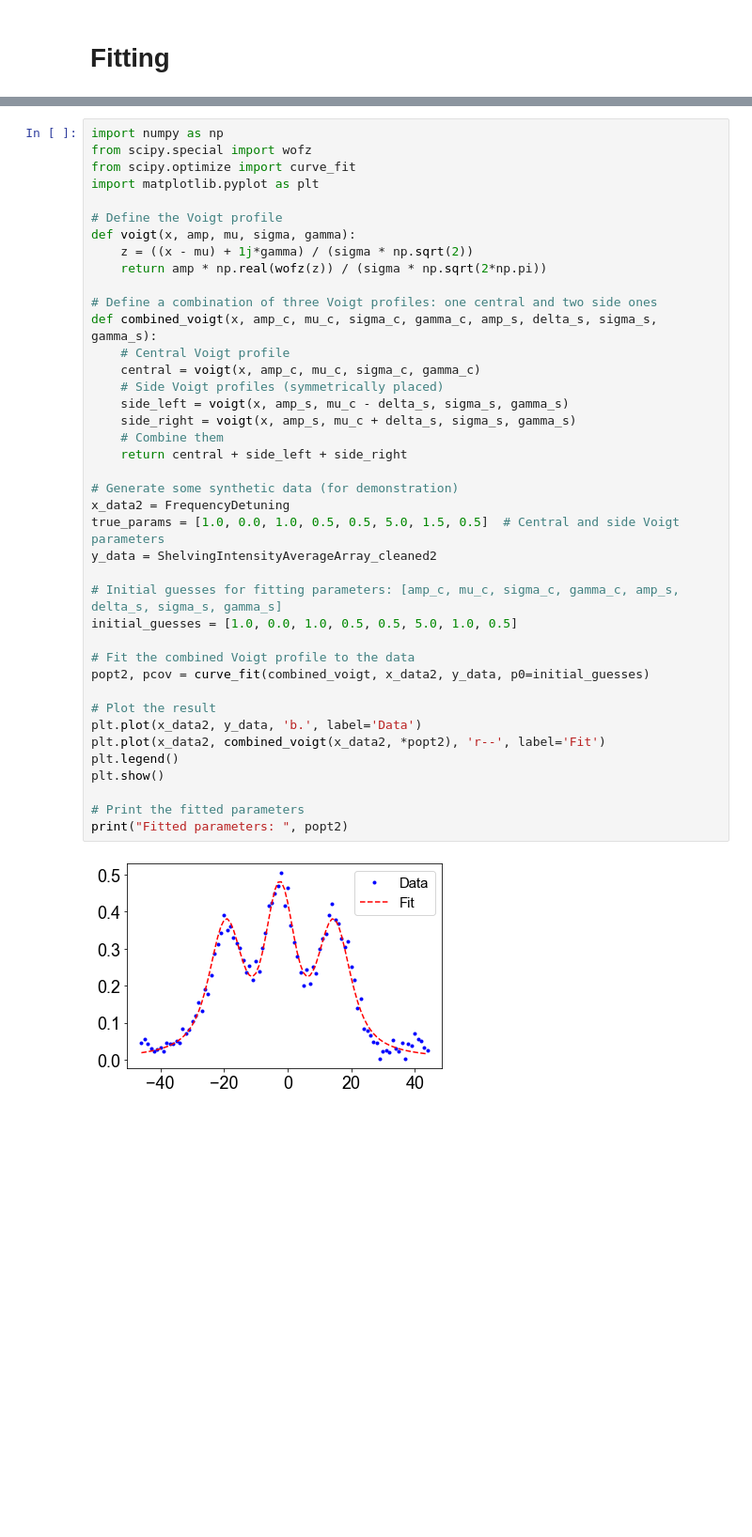
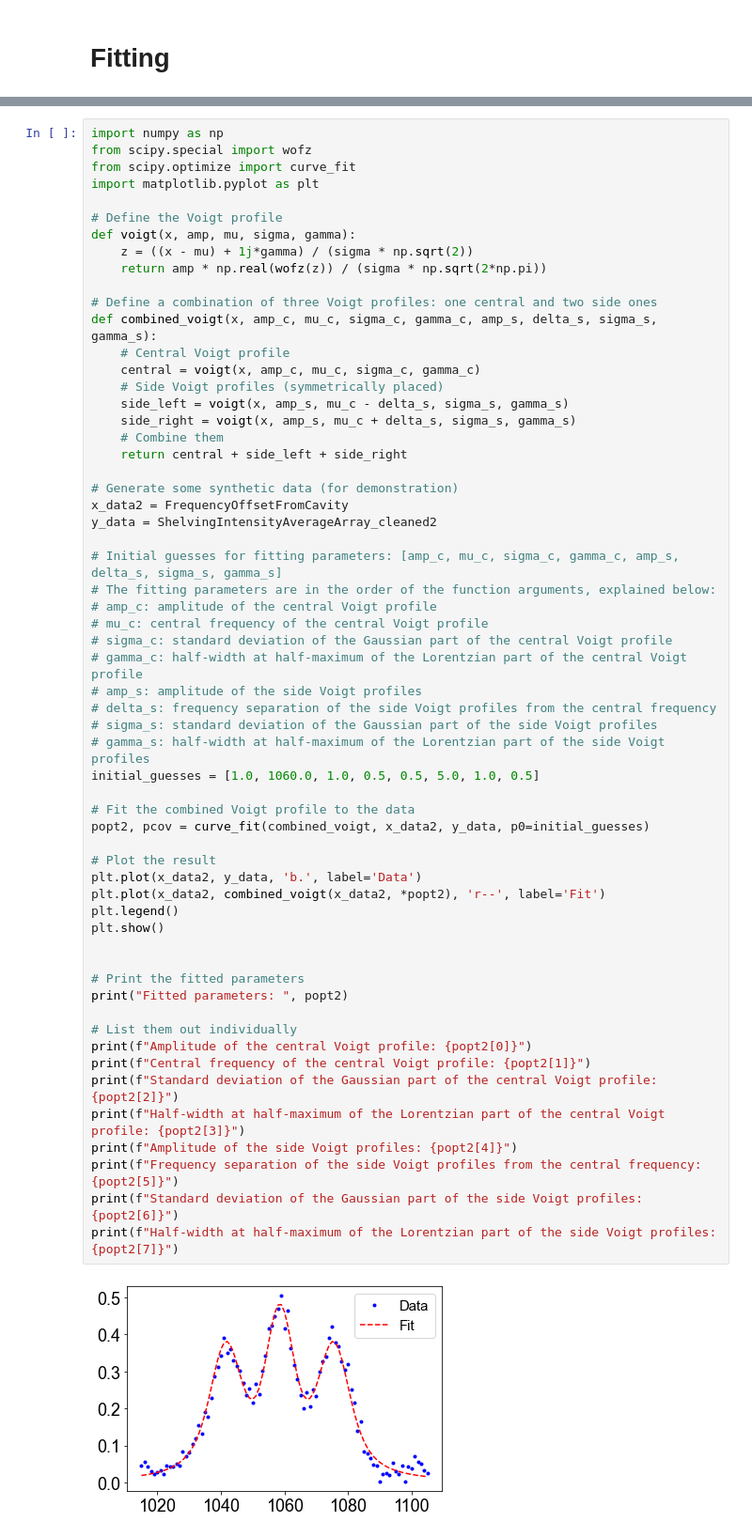
Before and after one commit to hsuchungchuan/Projects, a Jupyter notebook: Red MOT Shelving Data Analysis 20240902/FullDataAnalysisShelvingForDifferentBeamPowers.ipynb, the cells around one changed output, grey strips where cells are left out. Shown at 94% size. Saved outputs shown, nothing was run; the diff lists cells and outputs as text; blank space fills up the shorter version.

```diff
--- a/Red MOT Shelving Data Analysis 20240902/FullDataAnalysisShelvingForDifferentBeamPowers.ipynb
+++ b/Red MOT Shelving Data Analysis 20240902/FullDataAnalysisShelvingForDifferentBeamPowers.ipynb
@@ -204,34 +260,53 @@ def voigt(x, amp, mu, sigma, gamma):
     z = ((x - mu) + 1j*gamma) / (sigma * np.sqrt(2))
     return amp * np.real(wofz(z)) / (sigma * np.sqrt(2*np.pi))
 
 # Define a combination of three Voigt profiles: one central and two side ones
 def combined_voigt(x, amp_c, mu_c, sigma_c, gamma_c, amp_s, delta_s, sigma_s, gamma_s):
     # Central Voigt profile
     central = voigt(x, amp_c, mu_c, sigma_c, gamma_c)
     # Side Voigt profiles (symmetrically placed)
     side_left = voigt(x, amp_s, mu_c - delta_s, sigma_s, gamma_s)
     side_right = voigt(x, amp_s, mu_c + delta_s, sigma_s, gamma_s)
     # Combine them
     return central + side_left + side_right
 
 # Generate some synthetic data (for demonstration)
-x_data2 = FrequencyDetuning
-true_params = [1.0, 0.0, 1.0, 0.5, 0.5, 5.0, 1.5, 0.5]  # Central and side Voigt parameters
+x_data2 = FrequencyOffsetFromCavity
 y_data = ShelvingIntensityAverageArray_cleaned2
 
 # Initial guesses for fitting parameters: [amp_c, mu_c, sigma_c, gamma_c, amp_s, delta_s, sigma_s, gamma_s]
-initial_guesses = [1.0, 0.0, 1.0, 0.5, 0.5, 5.0, 1.0, 0.5]
+# The fitting parameters are in the order of the function arguments, explained below:
+# amp_c: amplitude of the central Voigt profile
+# mu_c: central frequency of the central Voigt profile
+# sigma_c: standard deviation of the Gaussian part of the central Voigt profile
+# gamma_c: half-width at half-maximum of the Lorentzian part of the central Voigt profile
+# amp_s: amplitude of the side Voigt profiles
+# delta_s: frequency separation of the side Voigt profiles from the central frequency
+# sigma_s: standard deviation of the Gaussian part of the side Voigt profiles
+# gamma_s: half-width at half-maximum of the Lorentzian part of the side Voigt profiles
+initial_guesses = [1.0, 1060.0, 1.0, 0.5, 0.5, 5.0, 1.0, 0.5]
 
 # Fit the combined Voigt profile to the data
 popt2, pcov = curve_fit(combined_voigt, x_data2, y_data, p0=initial_guesses)
 
 # Plot the result
 plt.plot(x_data2, y_data, 'b.', label='Data')
 plt.plot(x_data2, combined_voigt(x_data2, *popt2), 'r--', label='Fit')
 plt.legend()
 plt.show()
 
+
 # Print the fitted parameters
 print("Fitted parameters: ", popt2)
+
+# List them out individually
+print(f"Amplitude of the central Voigt profile: {popt2[0]}")
+print(f"Central frequency of the central Voigt profile: {popt2[1]}")
+print(f"Standard deviation of the Gaussian part of the central Voigt profile: {popt2[2]}")
+print(f"Half-width at half-maximum of the Lorentzian part of the central Voigt profile: {popt2[3]}")
+print(f"Amplitude of the side Voigt profiles: {popt2[4]}")
+print(f"Frequency separation of the side Voigt profiles from the central frequency: {popt2[5]}")
+print(f"Standard deviation of the Gaussian part of the side Voigt profiles: {popt2[6]}")
+print(f"Half-width at half-maximum of the Lorentzian part of the side Voigt profiles: {popt2[7]}")
 # %% [output]
-[figure, old version]
+[figure, new version]
```
Also changed, not shown: parts of 5 cells of this notebook.
